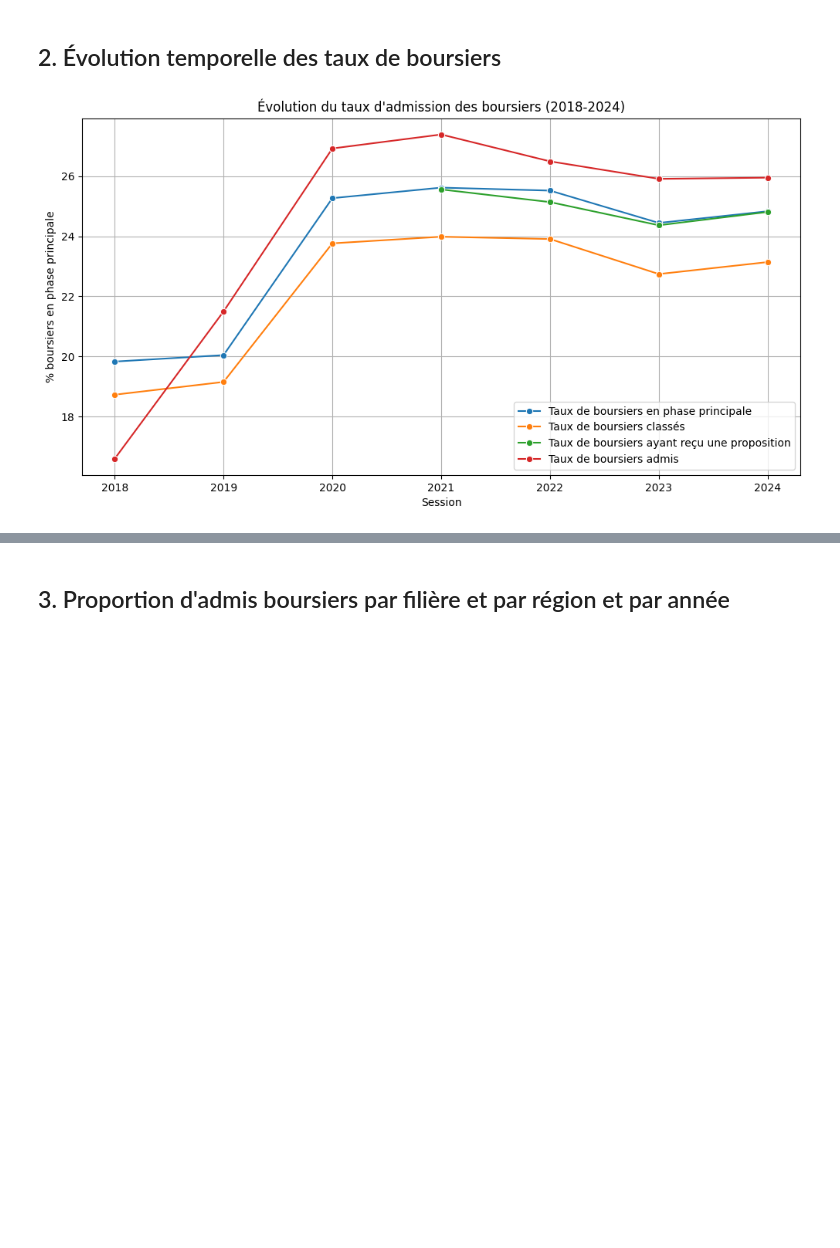
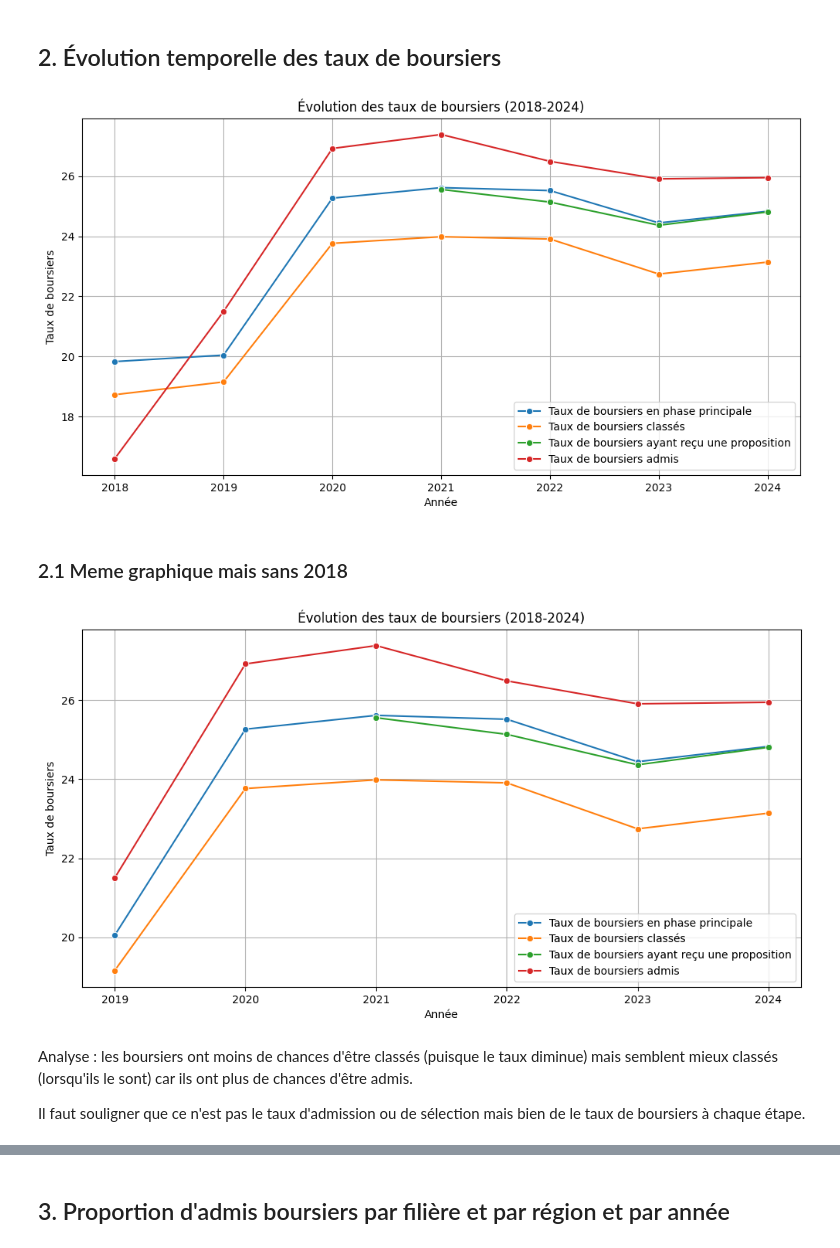
Before and after one commit to Projet-Filiere-ADAD/Projet_ADAD, a Jupyter notebook: Parcoursup_yohann.ipynb, the cells around one changed output, grey strips where cells are left out. Saved outputs shown, nothing was run; the diff lists cells and outputs as text; code cells hidden in the pictures; blank space fills up the shorter version.

```diff
--- a/Parcoursup_yohann.ipynb
+++ b/Parcoursup_yohann.ipynb
@@ -83,30 +92,32 @@ df = df.replace([np.inf, -np.inf], np.nan)
 # %% [markdown]
 ## 2. Évolution temporelle des taux de boursiers
 # %%
+df_temp = df.groupby('Session')[['% boursiers en phase principale', '% boursiers classés', '% boursiers proposition', '% d’admis néo bacheliers boursiers']].mean().reset_index()
+
 plt.figure(figsize=(12,6))
 sns.lineplot(
-    data=df.groupby('Session')['% boursiers en phase principale'].mean().reset_index(),
+    data=df_temp,
     x='Session',
     y='% boursiers en phase principale',
     marker='o',
     label='Taux de boursiers en phase principale',
 )
 sns.lineplot(
-    data=df.groupby('Session')['% boursiers classés'].mean().reset_index(),
+    data=df_temp,
     x='Session',
     y='% boursiers classés',
     marker='o',
     label='Taux de boursiers classés',
 )
 sns.lineplot(
-    data=df.groupby('Session')['% boursiers proposition'].mean().reset_index(),
+    data=df_temp,
     x='Session',
     y='% boursiers proposition',
     marker='o',
     label='Taux de boursiers ayant reçu une proposition',
 )
 sns.lineplot(
-    data=df.groupby('Session')['% d’admis néo bacheliers boursiers'].mean().reset_index(),
+    data=df_temp,
     x='Session',
     y='% d’admis néo bacheliers boursiers',
     marker='o',
@@ -118,4 +129,50 @@ plt.ylabel("Taux de boursiers")
 plt.legend()
 plt.grid(True)
 # %% [output]
-[figure, old version]
+[figure, new version]
+# %% [markdown]
+### 2.1 Meme graphique mais sans 2018
+# %%
+df_temp = df.groupby('Session')[['% boursiers en phase principale', '% boursiers classés', '% boursiers proposition', '% d’admis néo bacheliers boursiers']].mean().reset_index()
+df_temp = df_temp.loc[df_temp['Session'] >= 2019]
+
+plt.figure(figsize=(12,6))
+sns.lineplot(
+    data=df_temp,
+    x='Session',
+    y='% boursiers en phase principale',
+    marker='o',
+    label='Taux de boursiers en phase principale',
+)
+sns.lineplot(
+    data=df_temp,
+    x='Session',
+    y='% boursiers classés',
+    marker='o',
+    label='Taux de boursiers classés',
+)
+sns.lineplot(
+    data=df_temp,
+    x='Session',
+    y='% boursiers proposition',
+    marker='o',
+    label='Taux de boursiers ayant reçu une proposition',
+)
+sns.lineplot(
+    data=df_temp,
+    x='Session',
+    y='% d’admis néo bacheliers boursiers',
+    marker='o',
+    label='Taux de boursiers admis',
+)
+plt.title("Évolution des taux de boursiers (2018-2024)")
+plt.xlabel("Année")
+plt.ylabel("Taux de boursiers")
+plt.legend()
+plt.grid(True)
+# %% [output]
+[figure, added]
+# %% [markdown]
+Analyse : les boursiers ont moins de chances d'être classés (puisque le taux diminue) mais semblent mieux classés (lorsqu'ils le sont) car ils ont plus de chances d'être admis.
+
+Il faut souligner que ce n'est pas le taux d'admission ou de sélection mais bien de le taux de boursiers à chaque étape.
```
Also changed, not shown: parts of 16 cells of this notebook.
